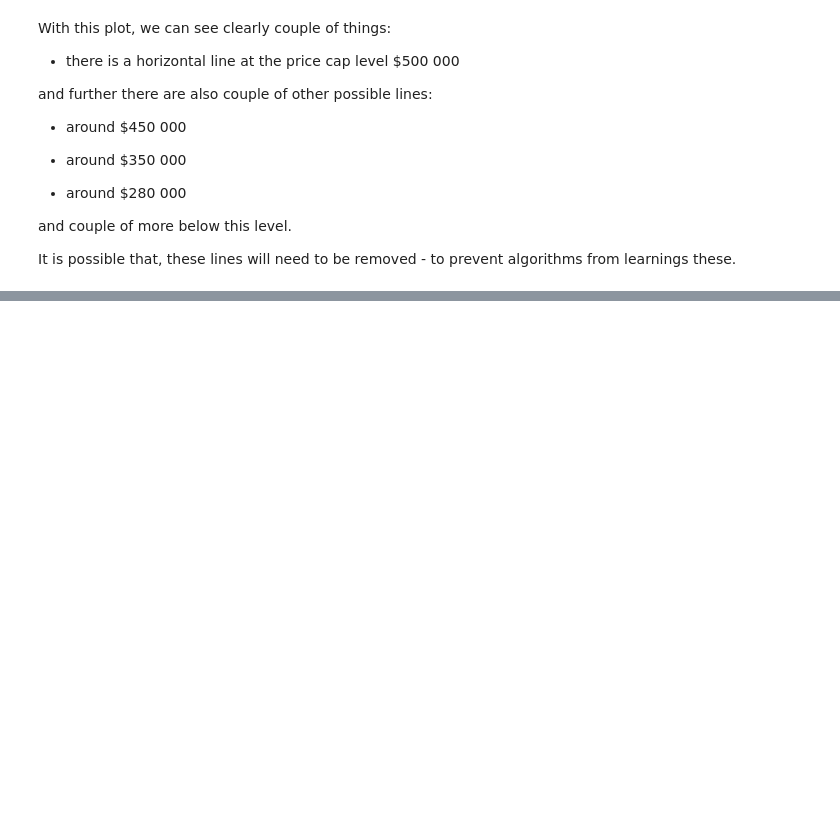
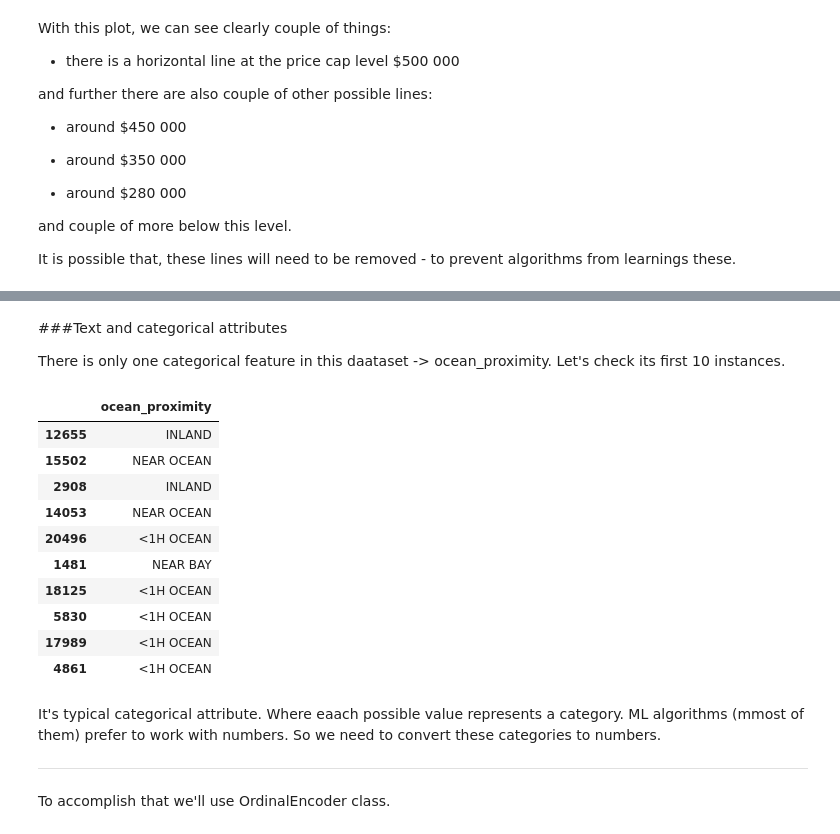
Before and after one commit to dataqueenpend/HandsOnML_projects, a Jupyter notebook: Hands_on_ML_Regression_House_Prices.ipynb, the cells around one changed output, grey strips where cells are left out. Cells and saved outputs as stored; diff of their text form; code cells hidden in the pictures; blank space fills up the shorter version.

```diff
--- a/Hands_on_ML_Regression_House_Prices.ipynb
+++ b/Hands_on_ML_Regression_House_Prices.ipynb
@@ -448,0 +486,4 @@ It is possible that, these lines will need to be removed - to prevent algorithms
+# %%
+#Reverting to clean training set
+housing = strat_train_set.drop('median_house_value', axis=1)
+housing_labels = strat_train_set['median_house_value'].copy()
@@ -448,0 +578,25 @@ It is possible that, these lines will need to be removed - to prevent algorithms
+# %% [markdown]
+###Text and categorical attributes
+
+There is only one  categorical feature in this daataset -> ocean_proximity. Let's check its first 10 instances.
+# %%
+housing_cat = housing[['ocean_proximity']]
+# %%
+housing_cat.head(10)
+# %% [output]
+|  | ocean_proximity |
+| 12655 | INLAND |
+| 15502 | NEAR OCEAN |
+| 2908 | INLAND |
+| 14053 | NEAR OCEAN |
+| 20496 | <1H OCEAN |
+| 1481 | NEAR BAY |
+| 18125 | <1H OCEAN |
+| 5830 | <1H OCEAN |
+| 17989 | <1H OCEAN |
+| 4861 | <1H OCEAN |
+# %% [markdown]
+It's typical categorical attribute. Where eaach possible value represents a category. ML algorithms (mmost of them) prefer to work with numbers. So we need to convert these categories to numbers.
+
+---
+To accomplish that we'll use OrdinalEncoder class.
```
Also changed, not shown: parts of 35 cells of this notebook.
